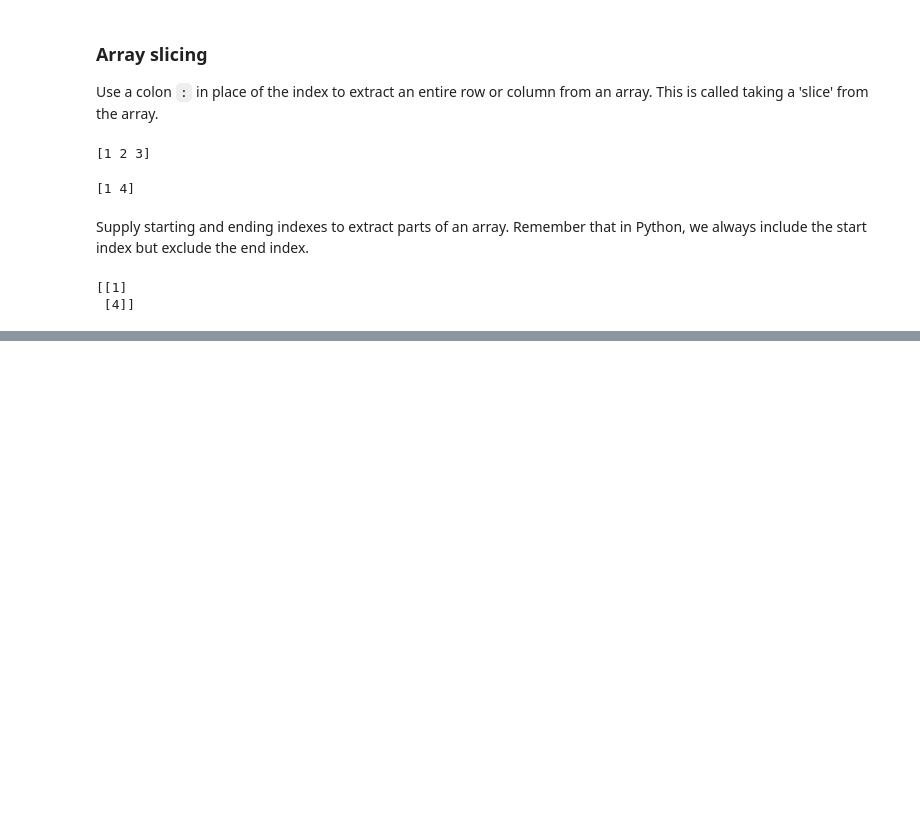
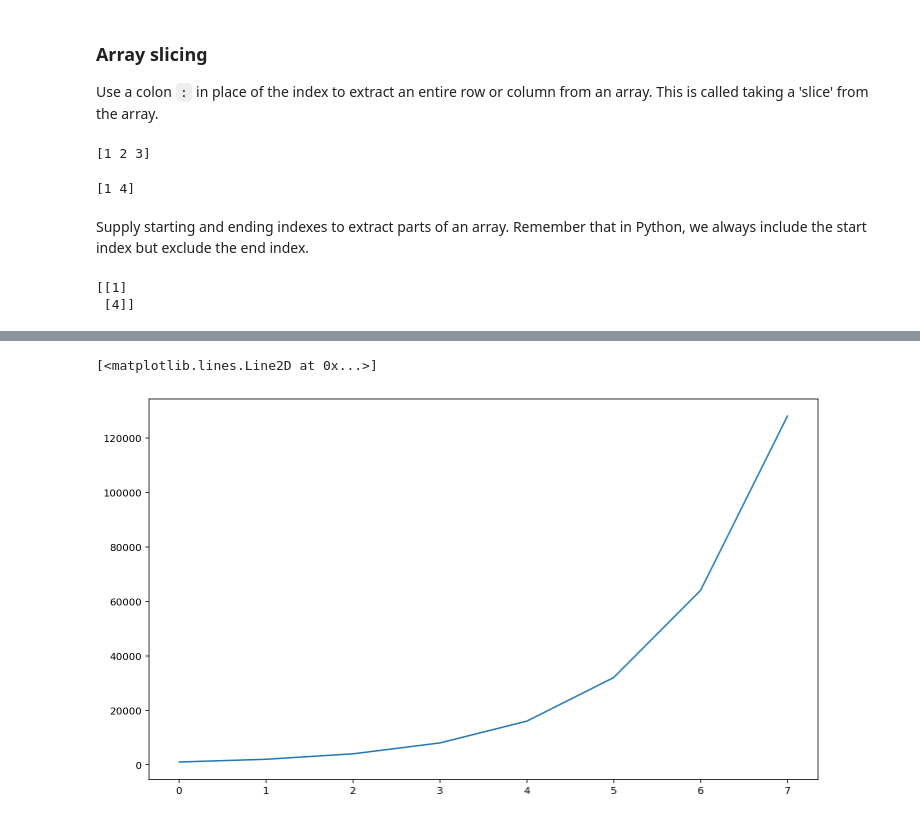
Before and after one commit to UCLNatSci/Scientific-Computing, a Jupyter notebook: book/5_arrays/5_arrays.ipynb, the cells around one changed output, grey strips where cells are left out. Drawn from its saved outputs; the diff is of its cells as text; code cells hidden in the pictures; blank space fills up the shorter version.

```diff
--- a/book/5_arrays/5_arrays.ipynb
+++ b/book/5_arrays/5_arrays.ipynb
@@ -247,4 +176,0 @@ The main step is to integrate the equations using the expressions derived above.
-# %%
-for i in range(n_steps - 1):
-    x[i+1] = x[i] + v[i] * delta_t
-    v[i+1] = v[i] - (k/m)*x[i]*delta_t
@@ -275,0 +194,24 @@ This method of integrating differential equations is called the Forward Euler me
+# %%
+import numpy as np
+import matplotlib.pyplot as plt
+
+# set parameter values
+r = 1
+K = 100
+n_hours = 8
+initial_population = 1000
+
+# create array of time points
+t = np.arange(0, n_hours, 1)
+
+pop = np.zeros(n_hours)
+pop[0] = initial_population
+
+# run simulation
+for i in range(n_hours - 1):
+    pop[i+1] = pop[i] + pop[i] * r
+
+plt.plot(t, pop)
+# %% [output]
+[<matplotlib.lines.Line2D at 0x...>]
+[figure, added]
```
Also changed, not shown: parts of 15 cells of this notebook, 44 other files.
